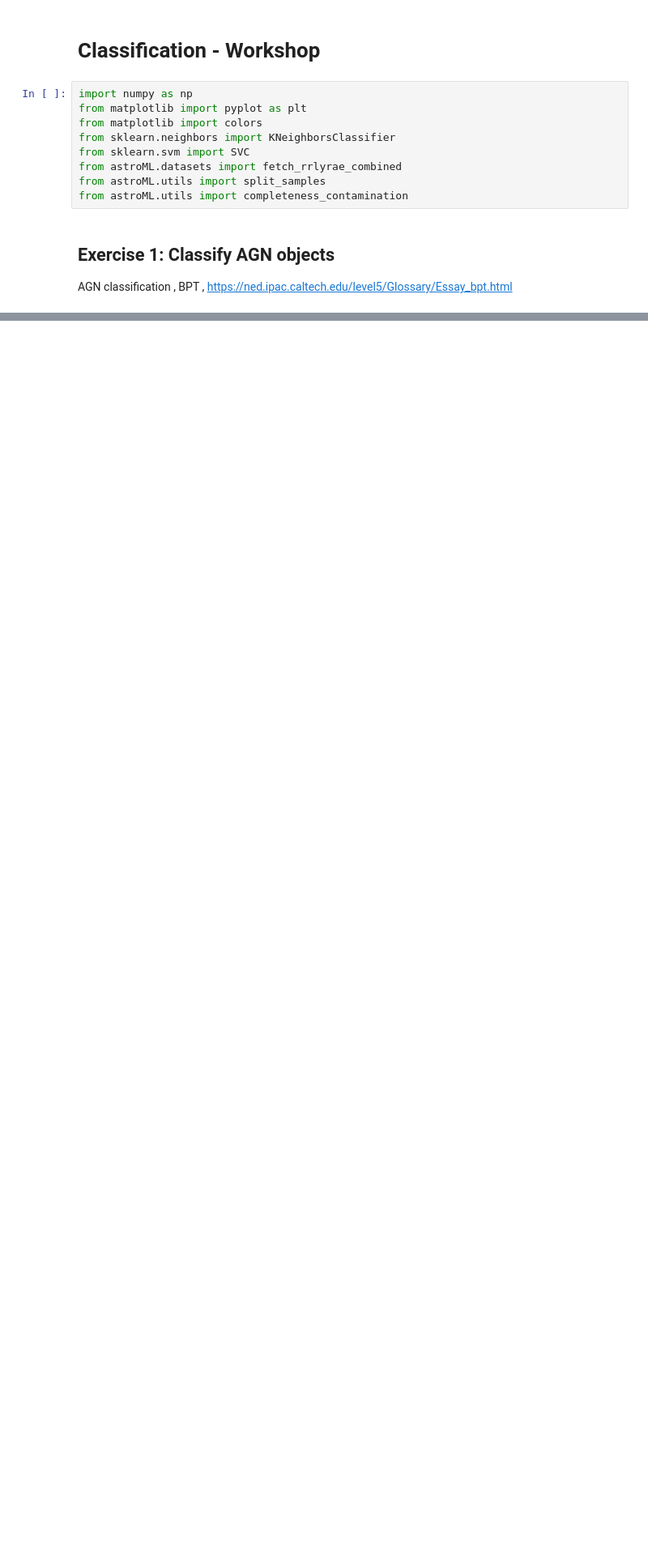
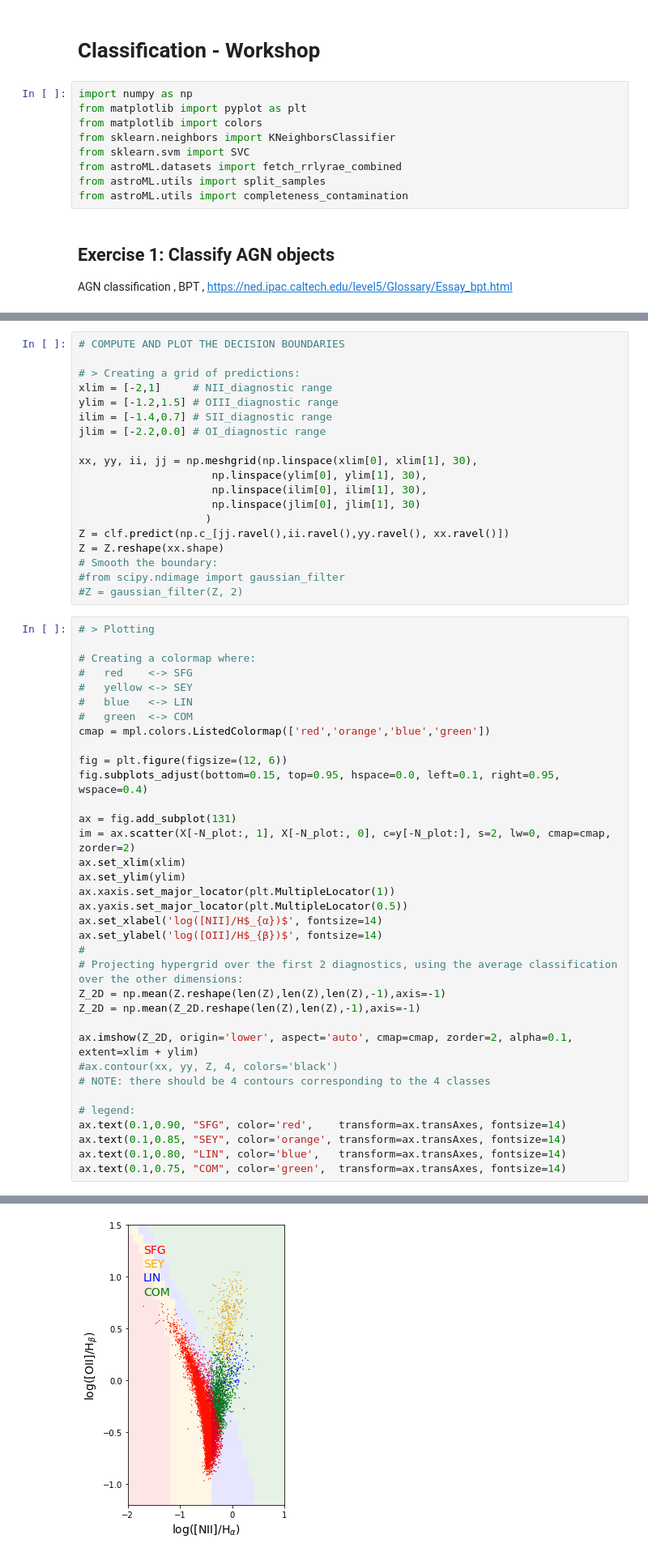
Before and after one commit to astrostatistics-in-crete/2019_summer_school, a Jupyter notebook: Classification/Classification_W.ipynb, the cells around one changed output, grey strips where cells are left out. Shown: that part at 81% size. Saved outputs shown, nothing was run; the diff lists cells and outputs as text; blank space fills up the shorter version.

```diff
--- a/Classification/Classification_W.ipynb
+++ b/Classification/Classification_W.ipynb
@@ -17,0 +352,55 @@ AGN classification , BPT , https://ned.ipac.caltech.edu/level5/Glossary/Essay_bp
+# %%
+# COMPUTE AND PLOT THE DECISION BOUNDARIES
+
+# > Creating a grid of predictions:
+xlim = [-2,1]     # NII_diagnostic range
+ylim = [-1.2,1.5] # OIII_diagnostic range
+ilim = [-1.4,0.7] # SII_diagnostic range
+jlim = [-2.2,0.0] # OI_diagnostic range
+
+xx, yy, ii, jj = np.meshgrid(np.linspace(xlim[0], xlim[1], 30),
+                     np.linspace(ylim[0], ylim[1], 30),
+                     np.linspace(ilim[0], ilim[1], 30),
+                     np.linspace(jlim[0], jlim[1], 30)
+                    )
+Z = clf.predict(np.c_[jj.ravel(),ii.ravel(),yy.ravel(), xx.ravel()])
+Z = Z.reshape(xx.shape)
+# Smooth the boundary:
+#from scipy.ndimage import gaussian_filter
+#Z = gaussian_filter(Z, 2)
+# %%
+# > Plotting
+
+# Creating a colormap where:
+#   red    <-> SFG
+#   yellow <-> SEY
+#   blue   <-> LIN
+#   green  <-> COM
+cmap = mpl.colors.ListedColormap(['red','orange','blue','green'])
+
+fig = plt.figure(figsize=(12, 6))
+fig.subplots_adjust(bottom=0.15, top=0.95, hspace=0.0, left=0.1, right=0.95, wspace=0.4)
+
+ax = fig.add_subplot(131)
+im = ax.scatter(X[-N_plot:, 1], X[-N_plot:, 0], c=y[-N_plot:], s=2, lw=0, cmap=cmap, zorder=2)
+ax.set_xlim(xlim)
+ax.set_ylim(ylim)
+ax.xaxis.set_major_locator(plt.MultipleLocator(1))
+ax.yaxis.set_major_locator(plt.MultipleLocator(0.5))
+ax.set_xlabel('log([NII]/H$_{α})$', fontsize=14)
+ax.set_ylabel('log([ΟII]/H$_{β})$', fontsize=14)
+#
+# Projecting hypergrid over the first 2 diagnostics, using the average classification over the other dimensions:
+Z_2D = np.mean(Z.reshape(len(Z),len(Z),len(Z),-1),axis=-1)
+Z_2D = np.mean(Z_2D.reshape(len(Z),len(Z),-1),axis=-1)
+
+ax.imshow(Z_2D, origin='lower', aspect='auto', cmap=cmap, zorder=2, alpha=0.1, extent=xlim + ylim)
+#ax.contour(xx, yy, Z, 4, colors='black')
+# NOTE: there should be 4 contours corresponding to the 4 classes
+
+# legend:
+ax.text(0.1,0.90, "SFG", color='red',    transform=ax.transAxes, fontsize=14)
+ax.text(0.1,0.85, "SEY", color='orange', transform=ax.transAxes, fontsize=14)
+ax.text(0.1,0.80, "LIN", color='blue',   transform=ax.transAxes, fontsize=14)
+ax.text(0.1,0.75, "COM", color='green',  transform=ax.transAxes, fontsize=14)
+# %% [output]
@@ -17,0 +408 @@ AGN classification , BPT , https://ned.ipac.caltech.edu/level5/Glossary/Essay_bp
+[figure, added]
```
Also changed, not shown: parts of 42 cells of this notebook, 2 other files.
